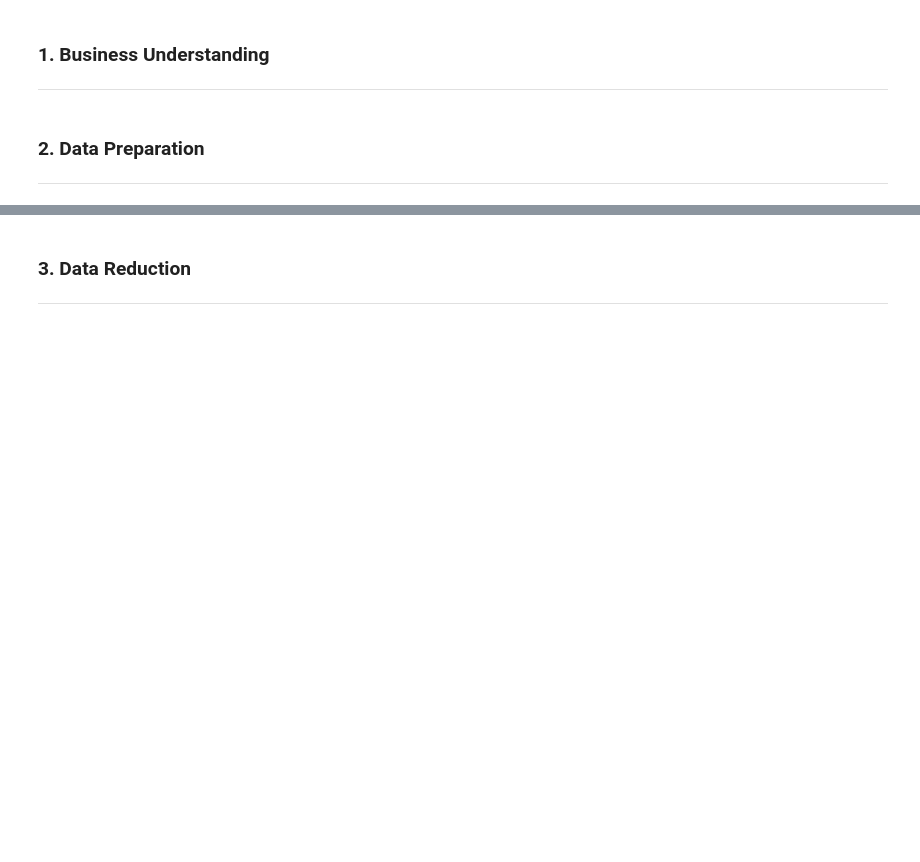
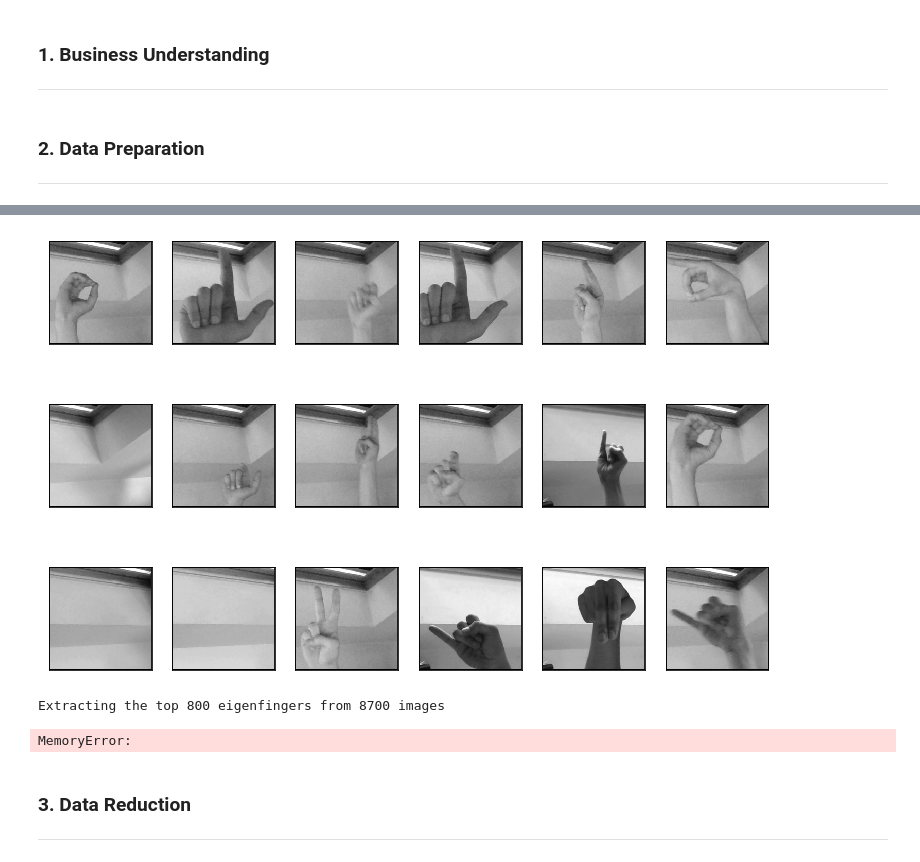
Before and after one commit to wiggs555/cse7324project, a Jupyter notebook: Project2/Project2.ipynb, the cells around one changed output, grey strips where cells are left out. Cells and saved outputs as stored; diff of their text form; code cells hidden in the pictures; blank space fills up the shorter version.

```diff
--- a/Project2/Project2.ipynb
+++ b/Project2/Project2.ipynb
@@ -54,0 +70,3 @@ IMG_5667.JPG
+# %%
+num_of_img=300 #number of images imported per file
+n_components = 800 # number of reduced features
@@ -54,0 +153,28 @@ IMG_5667.JPG
+# %%
+
+def plot_gallery(images,rnd, h, w, n_row=3, n_col=6):
+    """Helper function to plot a gallery of portraits"""
+    plt.figure(figsize=(1.7 * n_col, 2.3 * n_row))
+    plt.subplots_adjust(bottom=0, left=.01, right=.99, top=.90, hspace=.35)
+    for i in range(n_row * n_col):
+        plt.subplot(n_row, n_col, i + 1)
+        plt.imshow(images[np.random.randint(rnd)].reshape((h, w)), cmap=plt.cm.gray)# pick radom images
+        plt.xticks(())
+        plt.yticks(())
+
+plot_gallery(x_flat,num_of_img*28, 200, 200) # number of totale images is number of files* number of images per file
+# %% [output]
+[figure, added]
+# %%
+from sklearn.decomposition import PCA
+
+
+print ("Extracting the top %d eigenfingers from %d images" % (
+    n_components, x_flat.shape[0]))
+
+pca = PCA(n_components=n_components)
+%time pca.fit(x_flat.copy())
+eigenfingers = pca.components_.reshape((n_components, 200, 200))
+# %% [output]
+Extracting the top 800 eigenfingers from 8700 images
+MemoryError:
```
Also changed, not shown: parts of 11 cells of this notebook.
